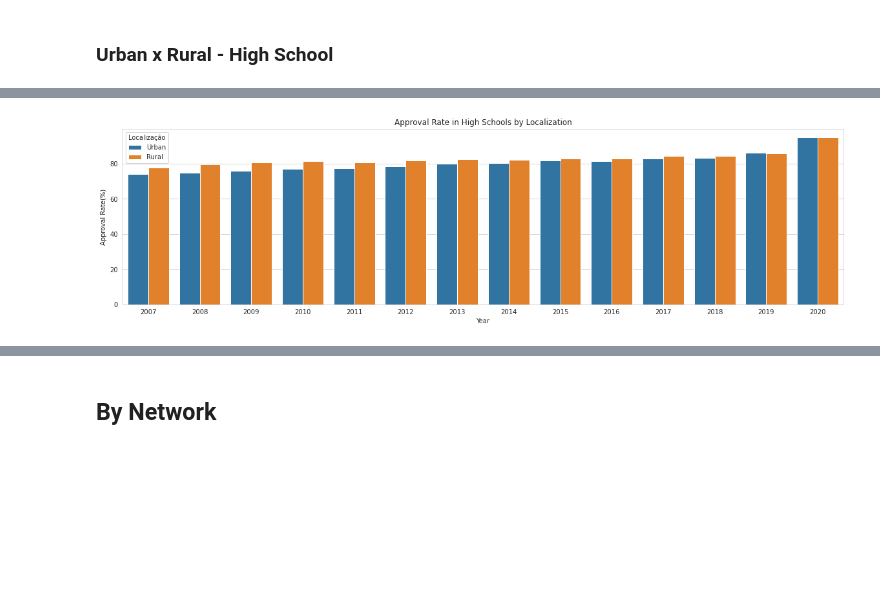
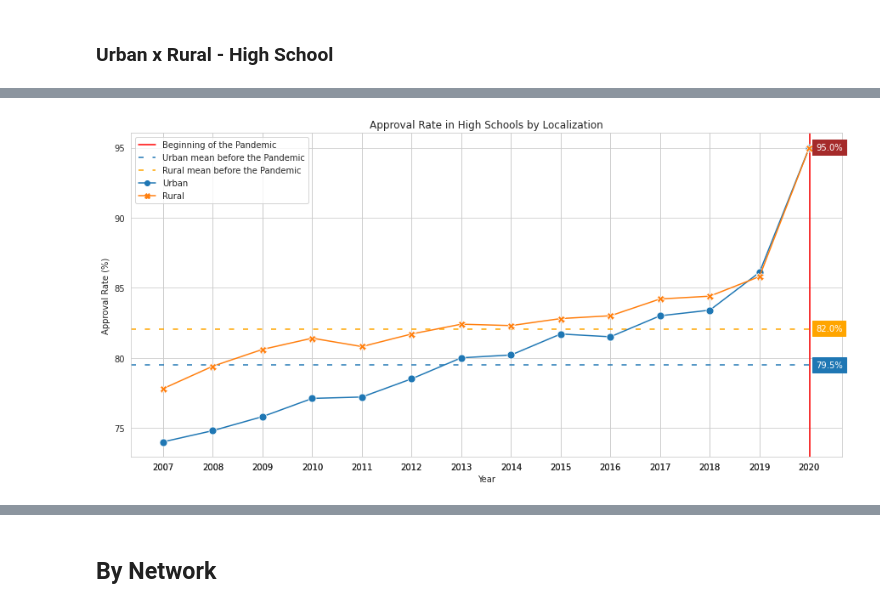
Before and after one commit to aianshay/covid-impacts-on-education, a Jupyter notebook: viz_rq3_rq4.ipynb, the cells around one changed output, grey strips where cells are left out. Saved outputs shown, nothing was run; the diff lists cells and outputs as text; code cells hidden in the pictures; blank space fills up the shorter version.

```diff
--- a/viz_rq3_rq4.ipynb
+++ b/viz_rq3_rq4.ipynb
@@ -201,13 +159,30 @@ plt.text(2020 + x_shift, y_2020_rural - y_shift, '{:.1f}%'.format(y_2020_rural),
-# %%
-plt.figure(figsize=(20,5))
-#plt.axvline(x=12.5, label="Beginning of the Pandemic", color="red", linestyle='-')
-sns.set_style("whitegrid")
-
-sns.barplot(data=approval_urban_rural, x='Ano', y='Total - EM',
-                  hue='Localização')
-
-plt.title("Approval Rate in High Schools by Localization")
-plt.ylabel("Approval Rate(%)")
-plt.xlabel("Year");
-# %% [output]
-[figure, removed]
+# %%
+plt.figure(figsize=(15, 7))
+sns.set_style("whitegrid")
+
+plt.axvline(x=2020.01, label="Beginning of the Pandemic", color='red', linestyle='-')
+plt.axhline(y=urban_approval_mean_bp_hs, color='tab:blue', linestyle='dashed', dashes=(4, 7),
+            label="Urban mean before the Pandemic")
+plt.text(2020 + x_shift, urban_approval_mean_bp_hs - y_shift, '{:.1f}%'.format(urban_approval_mean_bp_hs), color='white').set_backgroundcolor('tab:blue')
+plt.axhline(y=rural_approval_mean_bp_hs, color='Orange', linestyle='dashed', dashes=(4, 7),
+            label="Rural mean before the Pandemic")
+plt.text(2020 + x_shift, rural_approval_mean_bp_hs - y_shift, '{:.1f}%'.format(rural_approval_mean_bp_hs), color='white').set_backgroundcolor('orange')
+
+ax = sns.lineplot(data=approval_urban_rural, x='Ano', y='Total - EM',
+                  hue='Localização', style='Localização', markers=True,
+                  markersize=markersize, dashes=False)
+
+ax.set(xticks=approval_urban_rural.Ano.values)
+
+plt.title("Approval Rate in High Schools by Localization")
+plt.ylabel("Approval Rate (%)")
+plt.xlabel("Year")
+plt.legend().set_title(None)
+
+y_2020_urban = approval_urban_rural.query('Ano == 2020 & Localização == "Urban"')['Total - EM'].iloc[0]
+plt.text(2020 + x_shift, y_2020_urban - y_shift, '{:.1f}%'.format(y_2020_urban), color='white').set_backgroundcolor('brown')
+
+y_2020_rural = approval_urban_rural.query('Ano == 2020 & Localização == "Rural"')['Total - EM'].iloc[0]
+plt.text(2020 + x_shift, y_2020_rural - y_shift, '{:.1f}%'.format(y_2020_rural), color='white').set_backgroundcolor('brown')
+# %% [output]
+[figure, added]
```
Also changed, not shown: parts of 19 cells of this notebook.
